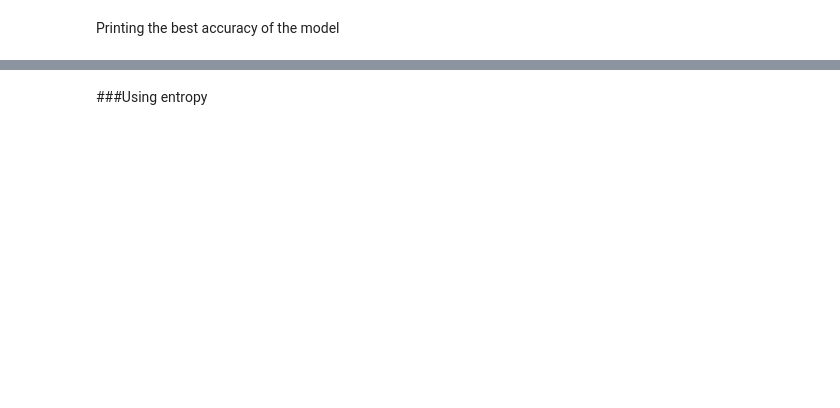
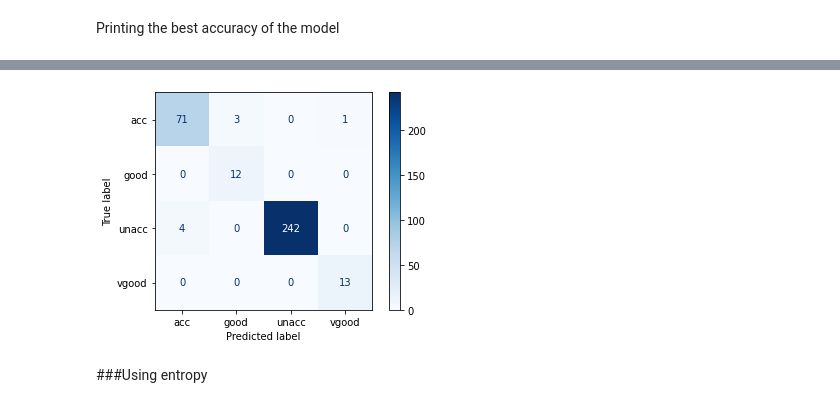
Before and after one commit to priyansh-rawat/Car_Evaluation, a Jupyter notebook: Car_Evaluation.ipynb, the cells around one changed output, grey strips where cells are left out. Drawn from its saved outputs; the diff is of its cells as text; code cells hidden in the pictures; blank space fills up the shorter version.

Commit message:
Added confusion matrix for every model

```diff
--- a/Car_Evaluation.ipynb
+++ b/Car_Evaluation.ipynb
@@ -224,6 +224,10 @@ Testing accuracy -  0.9682080924855492
 graphviz.Source(tree.export_graphviz(dtc1,feature_names = column_names[:6],class_names=Y_train,rounded = True, filled = True))
 # %% [output]
 [drawing not drawn]
+# %%
+disp = plot_confusion_matrix(dtc1, X_test, Y_test,cmap=plt.cm.Blues,values_format='d')
+# %% [output]
+[figure, added]
 # %% [markdown]
 ###Using entropy
 # %%
```
Also changed, not shown: parts of 17 cells of this notebook.
